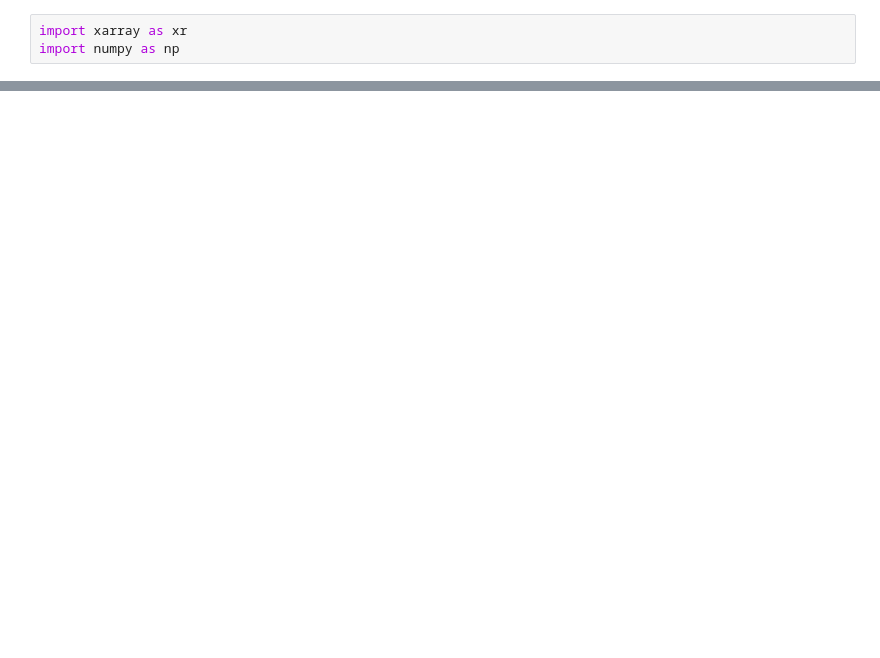
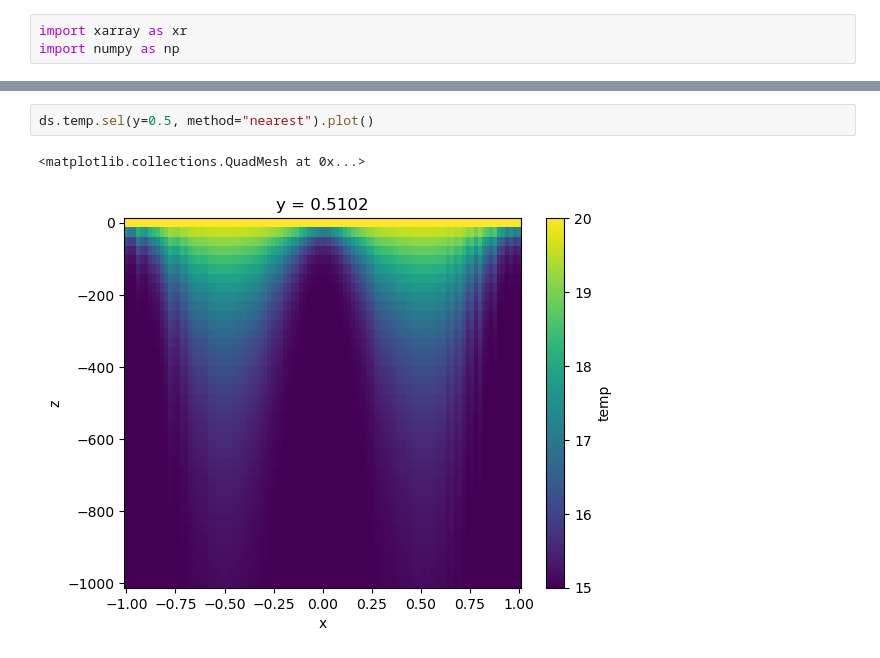
Before and after one commit to willirath/geomar-open-hacky-hour-2021-04, a Jupyter notebook: 2023-12-12/idxmax_find_threshold.ipynb, the cells around one changed output, grey strips where cells are left out. Saved outputs shown, nothing was run; the diff lists cells and outputs as text; blank space fills up the shorter version.

```diff
--- a/2023-12-12/idxmax_find_threshold.ipynb
+++ b/2023-12-12/idxmax_find_threshold.ipynb
@@ -53,0 +51,5 @@ ds.z.where(ds.temp < 17).idxmax("z").isel(x=30).plot(color="m", linewidth=3)
+# %%
+ds.temp.sel(y=0.5, method="nearest").plot()
+# %% [output]
+<matplotlib.collections.QuadMesh at 0x...>
+[figure, added]
```
Also changed, not shown: parts of 13 cells of this notebook.
